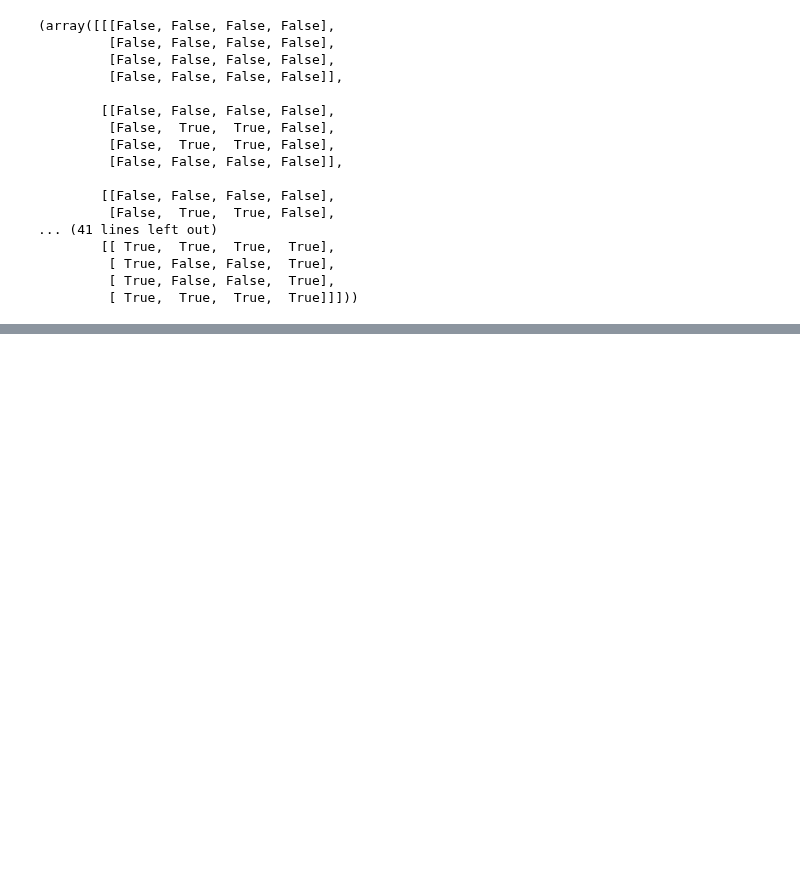
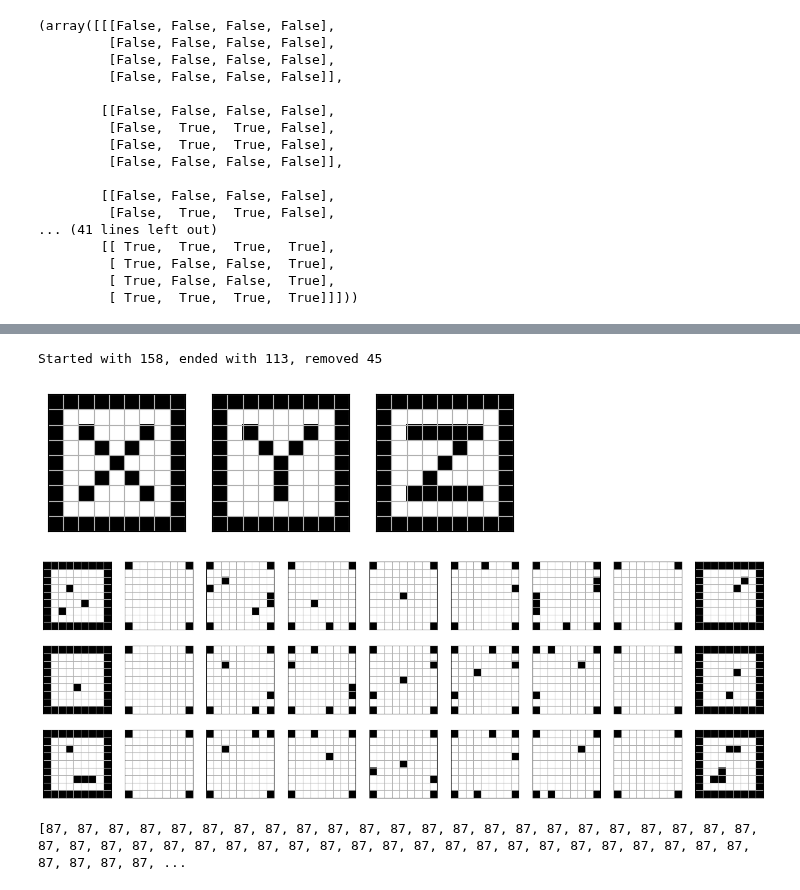
Before and after one commit to pfrstg/voxart, a Jupyter notebook: notebooks/dev.ipynb, the cells around one changed output, grey strips where cells are left out. Cells and saved outputs as stored; diff of their text form; code cells hidden in the pictures; blank space fills up the shorter version.

```diff
--- a/notebooks/dev.ipynb
+++ b/notebooks/dev.ipynb
@@ -174,0 +202,12 @@ full(shape, fill_value, dtype=None, order='C', *, like=None)
+# %%
+base_design = test_goal.create_base_design()
+trim_design = voxart.create_design_random(test_goal)
+start_cnt = np.sum(base_design.vox)
+end_cnt = np.sum(trim_design.vox)
+print(f"Started with {start_cnt}, ended with {end_cnt}, removed {start_cnt - end_cnt}")
+display(trim_design.projections_fig())
+display(trim_design.slices_fig())
+# %% [output]
+Started with 158, ended with 113, removed 45
+[figure, added]
+[figure, added]
@@ -174,0 +216,8 @@ full(shape, fill_value, dtype=None, order='C', *, like=None)
+# %%
+cnts = []
+for i in range(5000):
+    trim_design = voxart.create_design_random(test_goal)
+    cnts.append(np.sum(trim_design.vox))
+print(sorted(cnts))
+# %% [output]
+[87, 87, 87, 87, 87, 87, 87, 87, 87, 87, 87, 87, 87, 87, 87, 87, 87, 87, 87, 87, 87, 87, 87, 87, 87, 87, 87, 87, 87, 87, 87, 87, 87, 87, 87, 87, 87, 87, 87, 87, 87, 87, 87, 87, 87, 87, 87, 87, 87, 87, ...
```
Also changed, not shown: parts of 5 cells of this notebook, 2 other files.
